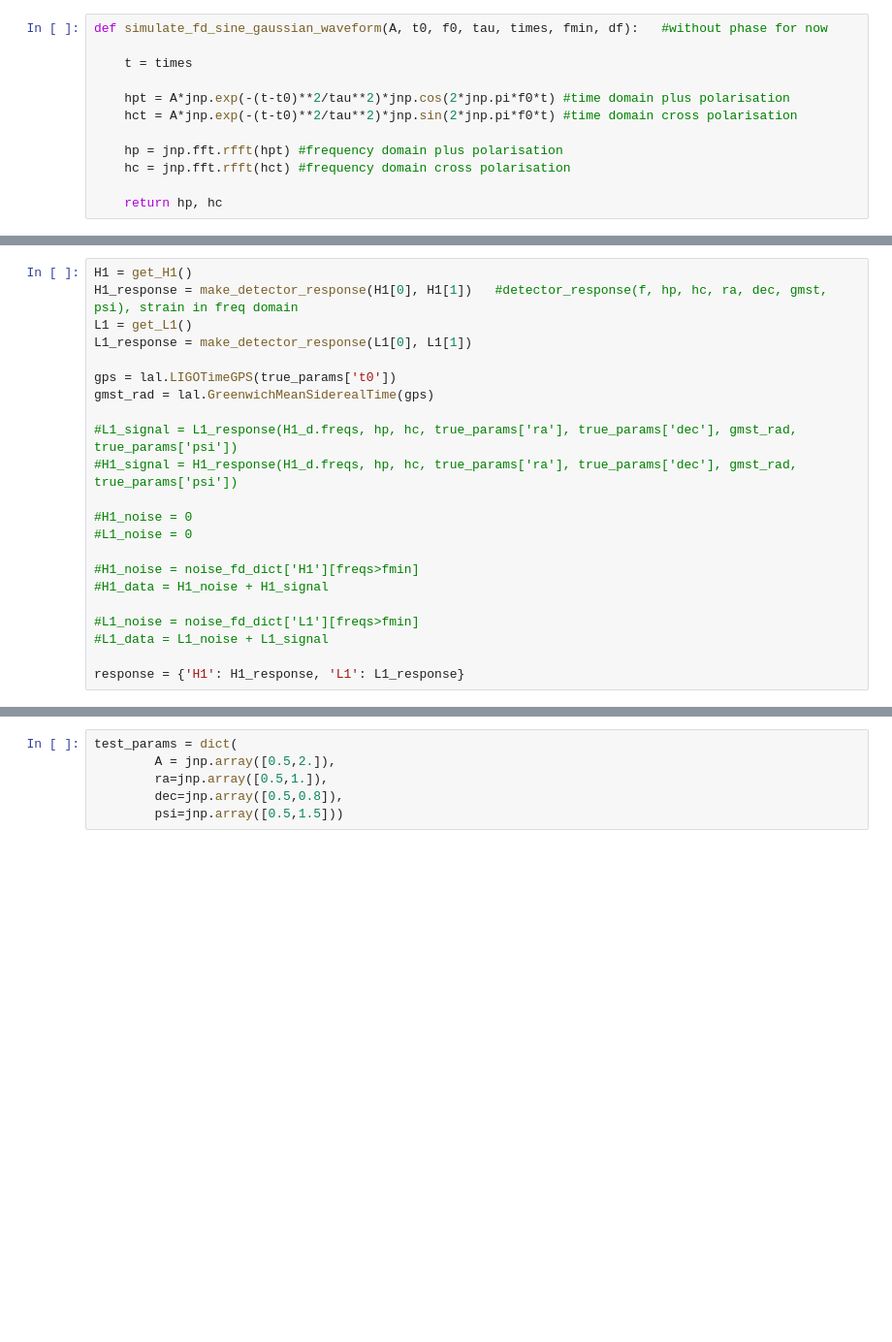
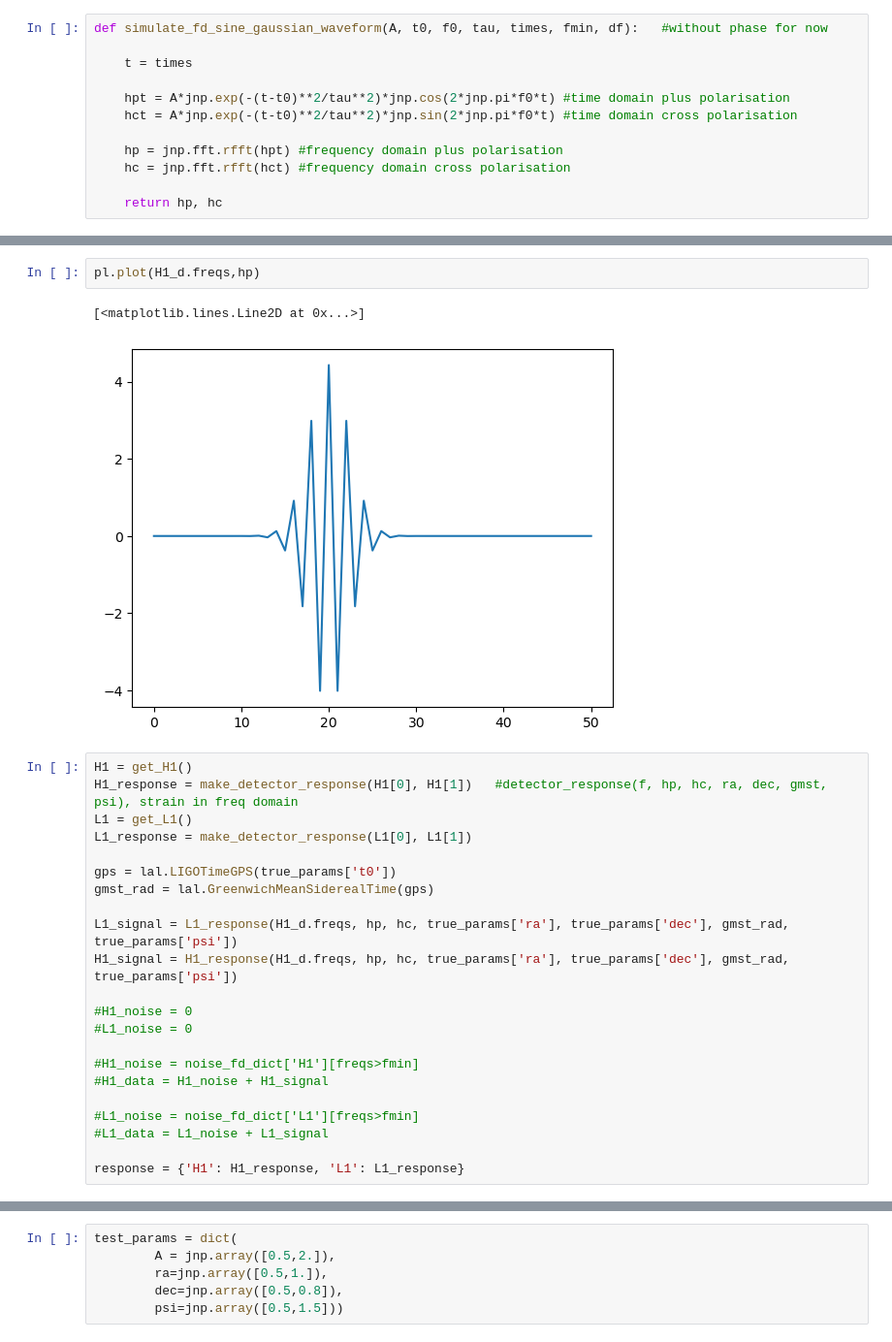
Before and after one commit to dominika-zieba/VI, a Jupyter notebook: sine_gaussian_jax.ipynb, the cells around one changed output, grey strips where cells are left out. Shown at 97% size. Saved outputs shown, nothing was run; the diff lists cells and outputs as text; blank space fills up the shorter version.

```diff
--- a/sine_gaussian_jax.ipynb
+++ b/sine_gaussian_jax.ipynb
@@ -88,3 +78,8 @@ pl.plot(H1_d.times,hct)
+# %%
+pl.plot(H1_d.freqs,hp)
+# %% [output]
+[<matplotlib.lines.Line2D at 0x...>]
+[figure, added]
 # %%
 H1 = get_H1()
 H1_response = make_detector_response(H1[0], H1[1])   #detector_response(f, hp, hc, ra, dec, gmst, psi), strain in freq domain
@@ -94,8 +89,8 @@ L1_response = make_detector_response(L1[0], L1[1])
 gps = lal.LIGOTimeGPS(true_params['t0'])
 gmst_rad = lal.GreenwichMeanSiderealTime(gps)
 
-#L1_signal = L1_response(H1_d.freqs, hp, hc, true_params['ra'], true_params['dec'], gmst_rad, true_params['psi'])
-#H1_signal = H1_response(H1_d.freqs, hp, hc, true_params['ra'], true_params['dec'], gmst_rad, true_params['psi'])
+L1_signal = L1_response(H1_d.freqs, hp, hc, true_params['ra'], true_params['dec'], gmst_rad, true_params['psi'])
+H1_signal = H1_response(H1_d.freqs, hp, hc, true_params['ra'], true_params['dec'], gmst_rad, true_params['psi'])
 
 #H1_noise = 0
 #L1_noise = 0
```
Also changed, not shown: parts of 30 cells of this notebook.
